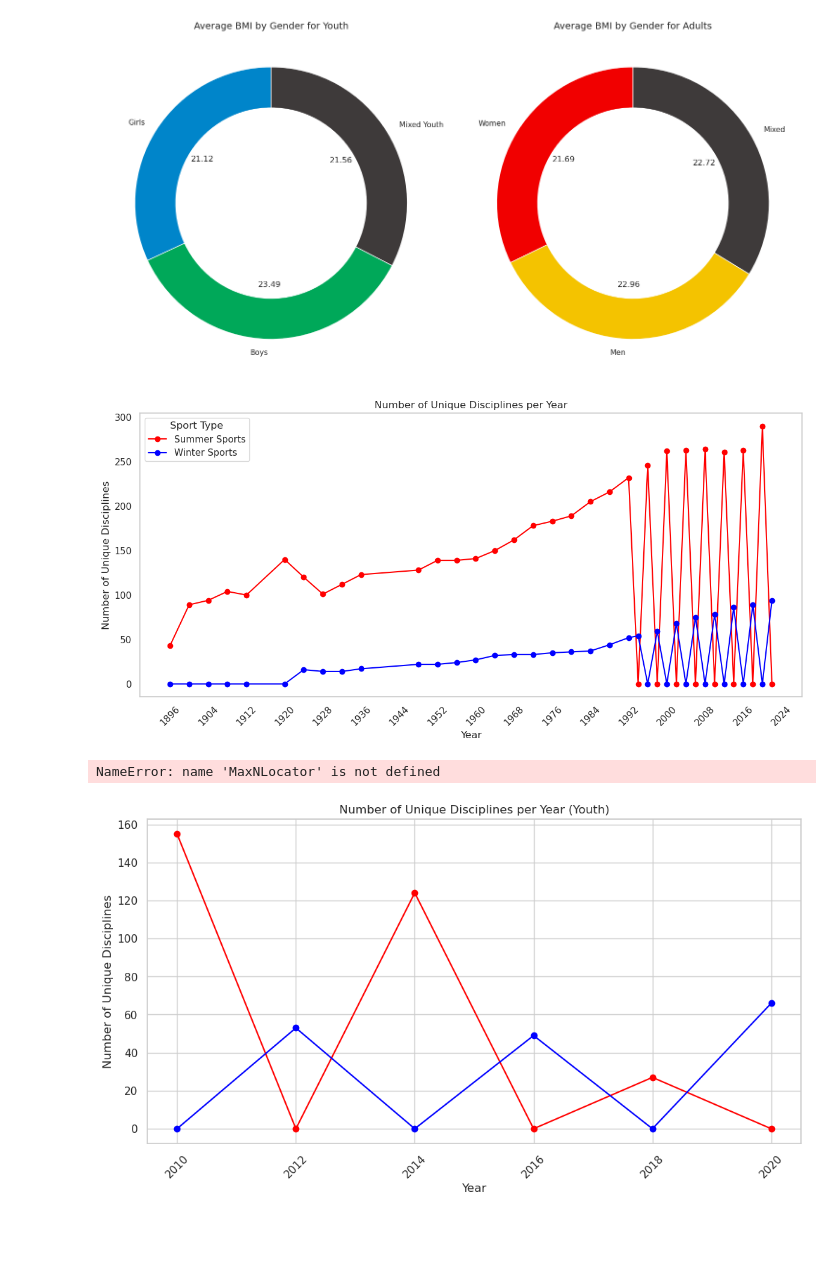
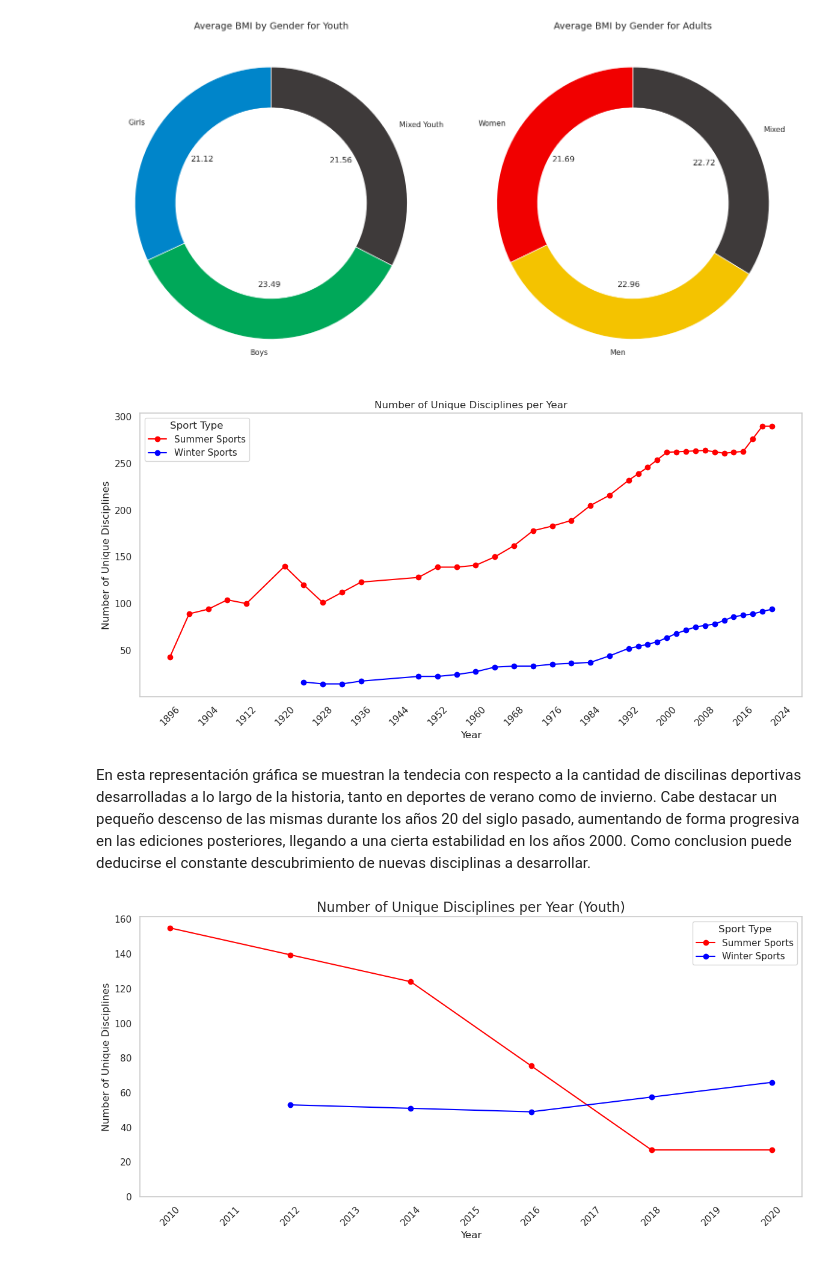
Before and after one commit to zoraidafalcon/Second-Proyect, a Jupyter notebook: Olimpic_Games.ipynb, the cells around one changed output. Drawn from its saved outputs; the diff is of its cells as text; code cells hidden in the pictures; blank space fills up the shorter version.

```diff
--- a/Olimpic_Games.ipynb
+++ b/Olimpic_Games.ipynb
@@ -1364,69 +1362,86 @@ plt.show()
 import matplotlib.pyplot as plt
 from matplotlib.ticker import MaxNLocator
 
-#Filtrar el DataFrame para incluir solo eventos que contengan "Olympic" en el nombre de la disciplina
+#PREGUNTA 1
+
+# Filtrar el DataFrame para incluir solo eventos que contengan "Olympic" en el nombre de la disciplina
 df_filtered = df2[(df2['event'].str.contains("Olympic", case=False))]
 
-#Contar disciplinas únicas por año y tipo en el DataFrame filtrado
+# Contar disciplinas únicas por año y tipo en el DataFrame filtrado
 unique_disciplines = df_filtered.groupby(['year', 'type'], observed=False)['event'].nunique().reset_index()
 
-#Pivotar los datos para que cada tipo de deporte sea una columna
+# Pivotar los datos para que cada tipo de deporte sea una columna
 pivot_table = unique_disciplines.pivot(index='year', columns='type', values='event').fillna(0)
 
-#Graficar
+# Interpolamos los ceros (sólo los ceros, para que la línea continúe de manera fluida)
+pivot_table = pivot_table.replace(0, float('nan')).interpolate(method='linear', axis=0)
+
+# Graficar
 plt.figure(figsize=(12, 6))
 plt.plot(pivot_table.index, pivot_table['Summer'], color='red', marker='o', label='Summer Sports')
 plt.plot(pivot_table.index, pivot_table['Winter'], color='blue', marker='o', label='Winter Sports')
 
-#Personalizar el gráfico
+# Personalizar el gráfico
 plt.title("Number of Unique Disciplines per Year")
 plt.xlabel("Year")
 plt.ylabel("Number of Unique Disciplines")
 
-#Ajustar las etiquetas del eje X para mostrar más años
+# Ajustar las etiquetas del eje X para mostrar más años
 plt.xticks(rotation=45)
 plt.gca().xaxis.set_major_locator(MaxNLocator(integer=True, prune='both', nbins=20))  # Ajusta 'nbins' según la cantidad de etiquetas que desees
 
 plt.legend(title='Sport Type')
 plt.grid()
 
-#Mostrar el gráfico
+# Mostrar el gráfico
 plt.tight_layout()
 plt.show()
 # %% [output]
-[figure, old version]
+[figure, new version]
+# %% [markdown]
+En esta representación gráfica se muestran la tendecia con respecto a la cantidad de discilinas deportivas desarrolladas a lo largo de la historia, tanto en deportes de verano como de invierno.
+Cabe destacar un pequeño descenso de las mismas durante los años 20 del siglo pasado, aumentando de forma progresiva en las ediciones posteriores, llegando a una cierta estabilidad en los años 2000.
+Como conclusion puede deducirse el constante descubrimiento de nuevas disciplinas a desarrollar.
 # %%
-#tendencia de numero de disciplinas por año (YOG):
+import matplotlib.pyplot as plt
+from matplotlib.ticker import MaxNLocator
 
-#Filtrar el DataFrame para incluir solo eventos que contengan "Olympic" en el nombre de la disciplina
-df_filtered = df2[(df2['event'].str.contains("YOG", case=False))]
+# PREGUNTA 1 - Tendencia del número de disciplinas por año (YOG)
 
-#Contar disciplinas únicas por año y tipo en el DataFrame filtrado
+# Filtrar el DataFrame para incluir solo eventos que contengan "YOG" en el nombre de la disciplina
+df_filtered = df2[df2['event'].str.contains("YOG", case=False)]
+
+# Contar disciplinas únicas por año y tipo en el DataFrame filtrado
 unique_disciplines = df_filtered.groupby(['year', 'type'], observed=False)['event'].nunique().reset_index()
 
-#Pivotar los datos para que cada tipo de deporte sea una columna
+# Pivotar los datos para que cada tipo de deporte sea una columna
 pivot_table = unique_disciplines.pivot(index='year', columns='type', values='event').fillna(0)
 
-#Graficar
+# Interpolamos los ceros (sólo los ceros, para que la línea continúe de manera fluida)
+pivot_table = pivot_table.replace(0, float('nan')).interpolate(method='linear', axis=0)
+
+# Graficar
 plt.figure(figsize=(12, 6))
 plt.plot(pivot_table.index, pivot_table['Summer'], color='red', marker='o', label='Summer Sports')
 plt.plot(pivot_table.index, pivot_table['Winter'], color='blue', marker='o', label='Winter Sports')
 
-#Personalizar el gráfico
-plt.title("Number of Unique Disciplines per Year (Youth)")
-plt.xlabel("Year")
-plt.ylabel("Number of Unique Disciplines")
+# Personalizar el gráfico
+plt.title("Number of Unique Disciplines per Year (Youth)", fontsize=16)
+plt.xlabel("Year", fontsize=12)
+plt.ylabel("Number of Unique Disciplines", fontsize=12)
 
-#Ajustar las etiquetas del eje X para mostrar más años
+# Ajustar las etiquetas del eje X para mostrar más años
 plt.xticks(rotation=45)
 plt.gca().xaxis.set_major_locator(MaxNLocator(integer=True, prune='both', nbins=20))  # Ajusta 'nbins' según la cantidad de etiquetas que desees
+
+# Establecer el límite inferior del eje Y a 0
+plt.ylim(bottom=0)
 
 plt.legend(title='Sport Type')
 plt.grid()
 
-#Mostrar el gráfico
+# Mostrar el gráfico
 plt.tight_layout()
 plt.show()
 # %% [output]
-NameError: name 'MaxNLocator' is not defined
-[figure, old version]
+[figure, new version]
```
Also changed, not shown: parts of 9 cells of this notebook, 1 other file.
